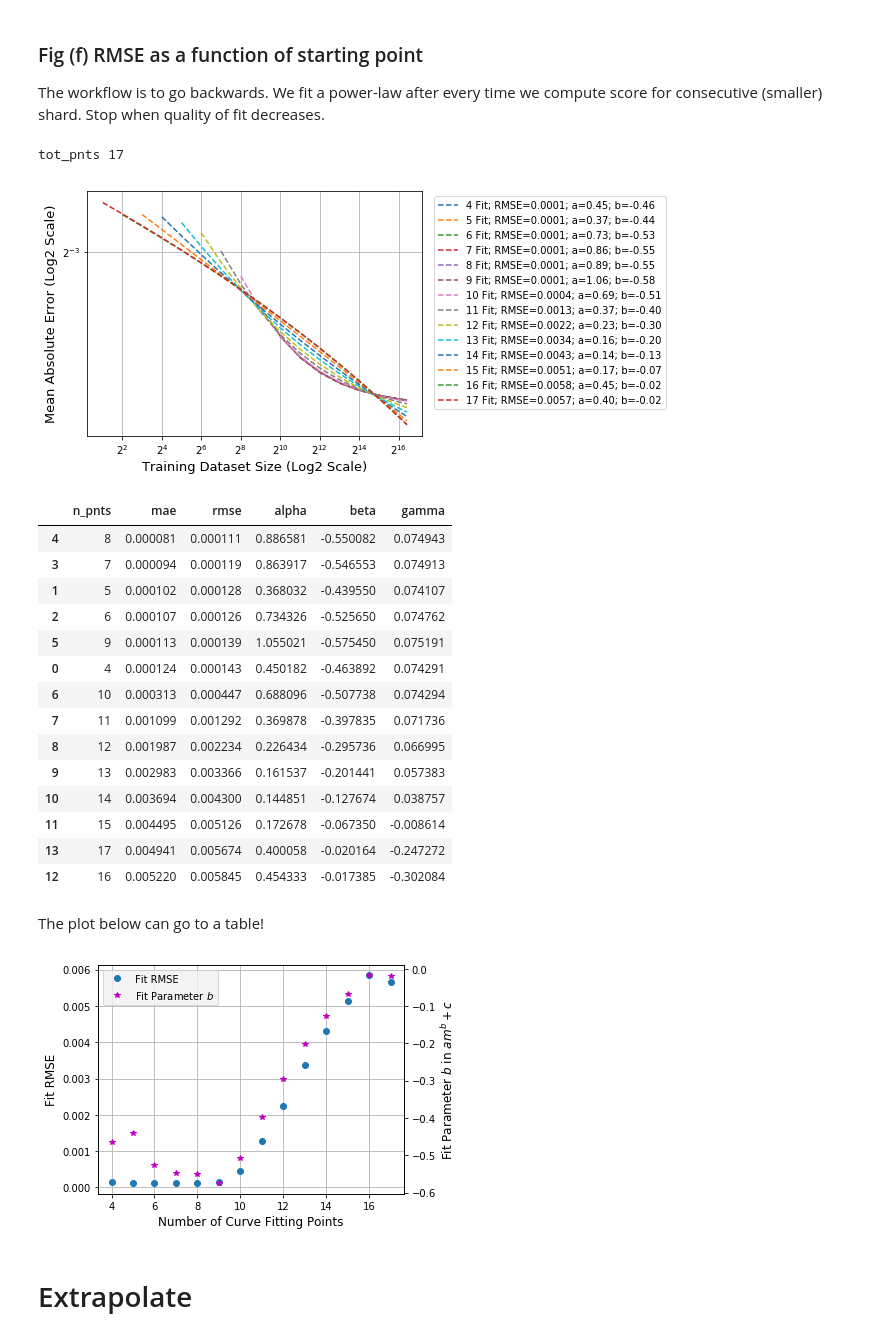
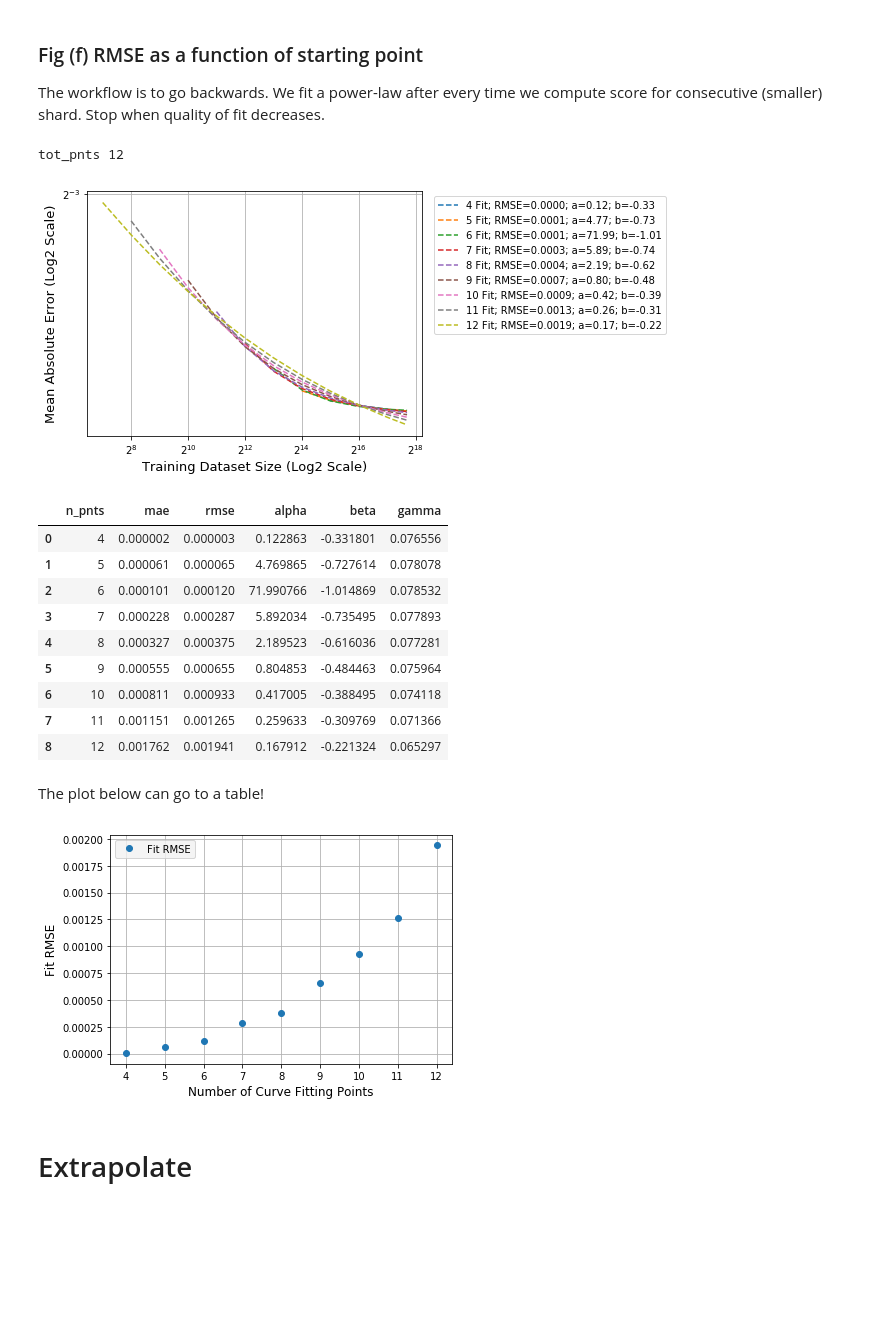
Before and after one commit to adpartin/LearningCurves, a Jupyter notebook: notebooks/ppr_03_rslt_fig1.ipynb, the cells around one changed output. Drawn from its saved outputs; the diff is of its cells as text; code cells hidden in the pictures; blank space fills up the shorter version.

```diff
--- a/notebooks/ppr_03_rslt_fig1.ipynb
+++ b/notebooks/ppr_03_rslt_fig1.ipynb
@@ -49,8 +51,9 @@ save_fig_path = filepath/'figs'
 # %% [markdown]
 ### Get dir path of all runs
 # %%
-src = 'gdsc'
+# src = 'gdsc'
 # src = 'ctrp'
+src = 'top6_on_cell'
 # src = 'top21'
 
 # Runs dir
@@ -75,6 +78,10 @@ elif src=='ctrp':
     # base_dir = Path('/vol/ml/apartin/projects/LearningCurves/trn.ctrp/split_on_cell/multi_seed_rf_100_trees_no_hpo')
     # base_dir = Path('/vol/ml/apartin/projects/LearningCurves/trn.ctrp/split_on_cell/multi_seed_rf_1000_trees_no_hpo') # not ready
 
+elif src=='top6_on_cell':
+    base_dir = Path('/vol/ml/apartin/projects/LearningCurves/trn.top6/split_on_cell/multi_seed_lgbm_100_trees')
+    # base_dir = Path('/vol/ml/apartin/projects/LearningCurves/trn.top6/split_on_cell/multi_seed_rf_100_trees')
+
 elif src=='top21':
     # base_dir = Path('/vol/ml/apartin/projects/LearningCurves/trn.top21/split_on_cell/multi_seed_lgbm_100_trees')
     base_dir = Path('/vol/ml/apartin/projects/LearningCurves/trn.top21/split_on_cell/multi_seed_rf_100_trees')
@@ -212,7 +222,7 @@ GOF: {'rmse': 0.00567393525639315, 'mae': 0.004940903524526286}
 - We also observe that better fits result in better agreement with the theoretical values of the power-fit. Specifically, the value of beta.
 # %%
 tot_pnts = len(scores_te['tr_size'])
-n_pnts = 9
+n_pnts = 8
 
 ax = None
 ax = lrn_crv_plot.plot_lrn_crv_new(
@@ -269,8 +279,8 @@ for n_pnts in range(min_pnts, max_pnts+1):
 # idx = np.array(rmse_arr).argmin()
 # p_arr[idx]
 # %% [output]
-tot_pnts 17
+tot_pnts 12
-[figure, old version]
+[figure, new version]
 # %%
 prm_df = pd.DataFrame(prm_arr)
 gof_df = pd.DataFrame(gof_arr)
@@ -280,51 +290,52 @@ dd = pd.concat([n_pnts_df, gof_df, prm_df], axis=1)
 dd.sort_values('mae')
 # %% [output]
 |  | n_pnts | mae | rmse | alpha | beta | gamma |
-| 4 | 8 | 0.000081 | 0.000111 | 0.886581 | -0.550082 | 0.074943 |
-| 3 | 7 | 0.000094 | 0.000119 | 0.863917 | -0.546553 | 0.074913 |
-| 1 | 5 | 0.000102 | 0.000128 | 0.368032 | -0.439550 | 0.074107 |
-| 2 | 6 | 0.000107 | 0.000126 | 0.734326 | -0.525650 | 0.074762 |
-| 5 | 9 | 0.000113 | 0.000139 | 1.055021 | -0.575450 | 0.075191 |
-| 0 | 4 | 0.000124 | 0.000143 | 0.450182 | -0.463892 | 0.074291 |
-| 6 | 10 | 0.000313 | 0.000447 | 0.688096 | -0.507738 | 0.074294 |
-| 7 | 11 | 0.001099 | 0.001292 | 0.369878 | -0.397835 | 0.071736 |
-| 8 | 12 | 0.001987 | 0.002234 | 0.226434 | -0.295736 | 0.066995 |
-| 9 | 13 | 0.002983 | 0.003366 | 0.161537 | -0.201441 | 0.057383 |
-| 10 | 14 | 0.003694 | 0.004300 | 0.144851 | -0.127674 | 0.038757 |
-| 11 | 15 | 0.004495 | 0.005126 | 0.172678 | -0.067350 | -0.008614 |
-| 13 | 17 | 0.004941 | 0.005674 | 0.400058 | -0.020164 | -0.247272 |
-| 12 | 16 | 0.005220 | 0.005845 | 0.454333 | -0.017385 | -0.302084 |
+| 0 | 4 | 0.000002 | 0.000003 | 0.122863 | -0.331801 | 0.076556 |
+| 1 | 5 | 0.000061 | 0.000065 | 4.769865 | -0.727614 | 0.078078 |
+| 2 | 6 | 0.000101 | 0.000120 | 71.990766 | -1.014869 | 0.078532 |
+| 3 | 7 | 0.000228 | 0.000287 | 5.892034 | -0.735495 | 0.077893 |
+| 4 | 8 | 0.000327 | 0.000375 | 2.189523 | -0.616036 | 0.077281 |
+| 5 | 9 | 0.000555 | 0.000655 | 0.804853 | -0.484463 | 0.075964 |
+| 6 | 10 | 0.000811 | 0.000933 | 0.417005 | -0.388495 | 0.074118 |
+| 7 | 11 | 0.001151 | 0.001265 | 0.259633 | -0.309769 | 0.071366 |
+| 8 | 12 | 0.001762 | 0.001941 | 0.167912 | -0.221324 | 0.065297 |
 # %% [markdown]
 The plot below can go to a table!
 # %%
+plot_beta = False
+
 fig, ax1 = plt.subplots()
 
 # Plot metrics
 alpha = 0.6
 linewidth = 1
 fontsize = 12
 lns1 = ax1.plot(dd.n_pnts, dd.rmse, marker='o', ls='', label='Fit RMSE');
 ax1.set_xlabel('Number of Curve Fitting Points', fontsize=fontsize)
 ax1.set_ylabel('Fit RMSE', fontsize=fontsize)
 ax1.tick_params('y', colors='k')
 
-ax2 = ax1.twinx()
-lns2 = ax2.plot(dd.n_pnts, dd.beta, color='m', marker='*', ls='', label='Fit Parameter $b$')
-ax2.set_ylabel('Fit Parameter $b$ in $am^{b} + c$', color='k', fontsize=fontsize)
-ax2.tick_params('y', colors='k')
+leg = lns1
+
+if plot_beta:
+    ax2 = ax1.twinx()
+    lns2 = ax2.plot(dd.n_pnts, dd.beta, color='m', marker='*', ls='', label='Fit Parameter $b$')
+    ax2.set_ylabel('Fit Parameter $b$ in $am^{b} + c$', color='k', fontsize=fontsize)
+    ax2.tick_params('y', colors='k')
+    leg.append(lns2)
 
 ax1.grid(True)
 
-leg = lns1 + lns2
+# leg = lns1 + lns2
 labs = [l.get_label() for l in leg]
 legend = ax1.legend(leg, labs, loc=0)
 frame = legend.get_frame()
 frame.set_facecolor('0.95')
 plt.tight_layout()
 
 plt.savefig(save_fig_path/f'{src}_rmse_prm_b_num_points.png')
 # %% [output]
-[figure, old version]
+[figure, new version]
 # %% [markdown]
 # Extrapolate
 # %%
```
Also changed, not shown: parts of 9 cells of this notebook, 9 other files.
